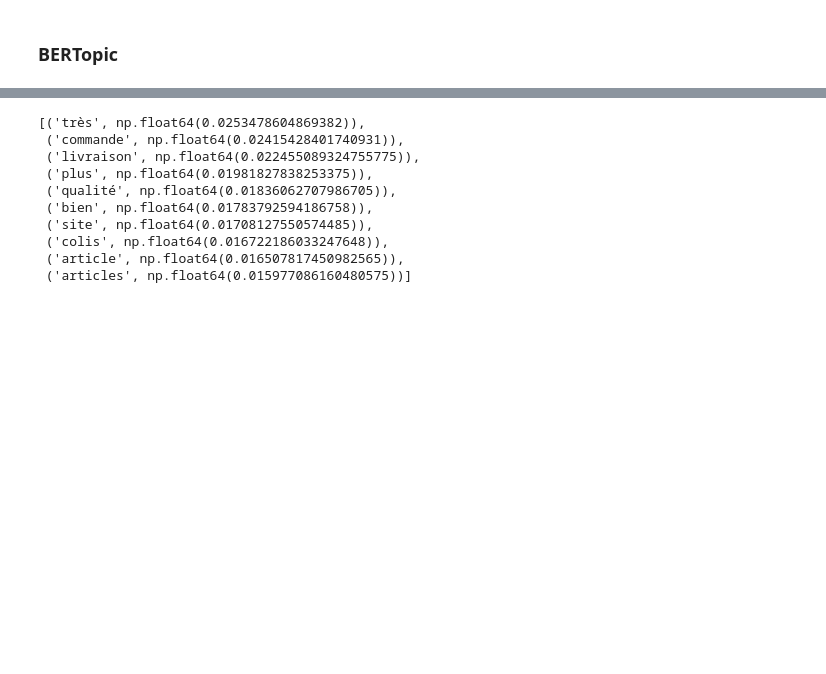
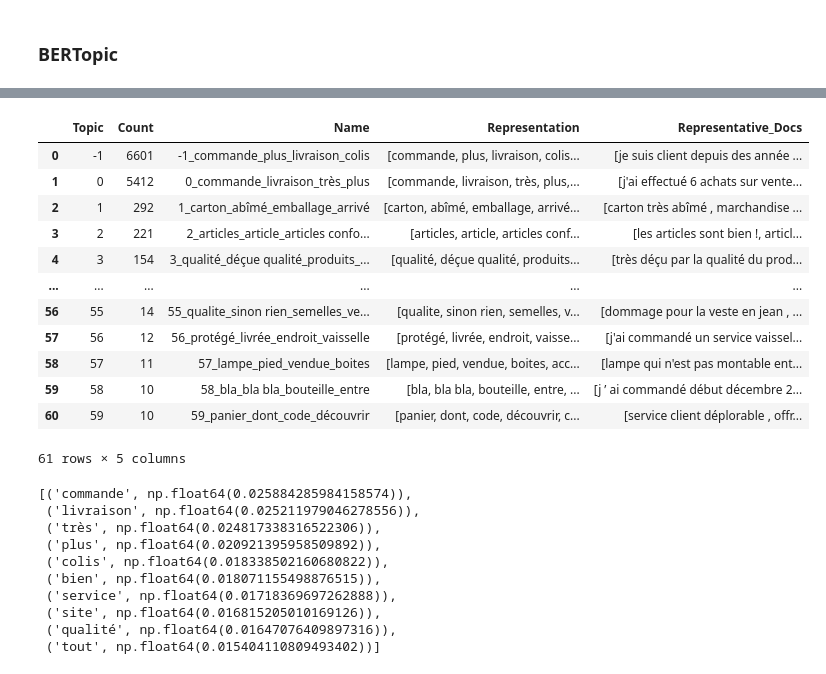
Before and after one commit to laurinecharbonnier/trustpilot, a Jupyter notebook: notebooks/03_modelisation.ipynb, the cells around one changed output, grey strips where cells are left out. Drawn from its saved outputs; the diff is of its cells as text; code cells hidden in the pictures; blank space fills up the shorter version.

```diff
--- a/notebooks/03_modelisation.ipynb
+++ b/notebooks/03_modelisation.ipynb
@@ -121,14 +118,31 @@ topic_model.get_topic_info()
+# %%
+# topics trouvés
+models["multilingue"].get_topic_info()
+# %% [output]
+|  | Topic | Count | Name | Representation | Representative_Docs |
+| 0 | -1 | 6601 | -1_commande_plus_livraison_colis | [commande, plus, livraison, colis... | [je suis client depuis des année ... |
+| 1 | 0 | 5412 | 0_commande_livraison_très_plus | [commande, livraison, très, plus,... | [j'ai effectué 6 achats sur vente... |
+| 2 | 1 | 292 | 1_carton_abîmé_emballage_arrivé | [carton, abîmé, emballage, arrivé... | [carton très abîmé , marchandise ... |
+| 3 | 2 | 221 | 2_articles_article_articles confo... | [articles, article, articles conf... | [les articles sont bien !, articl... |
+| 4 | 3 | 154 | 3_qualité_déçue qualité_produits_... | [qualité, déçue qualité, produits... | [très déçu par la qualité du prod... |
+| ... | ... | ... | ... | ... | ... |
+| 56 | 55 | 14 | 55_qualite_sinon rien_semelles_ve... | [qualite, sinon rien, semelles, v... | [dommage pour la veste en jean , ... |
+| 57 | 56 | 12 | 56_protégé_livrée_endroit_vaisselle | [protégé, livrée, endroit, vaisse... | [j'ai commandé un service vaissel... |
+| 58 | 57 | 11 | 57_lampe_pied_vendue_boites | [lampe, pied, vendue, boites, acc... | [lampe qui n'est pas montable ent... |
+| 59 | 58 | 10 | 58_bla_bla bla_bouteille_entre | [bla, bla bla, bouteille, entre, ... | [j ’ ai commandé début décembre 2... |
+| 60 | 59 | 10 | 59_panier_dont_code_découvrir | [panier, dont, code, découvrir, c... | [service client déplorable , offr... |
+61 rows × 5 columns
 # %%
 # Mots-clés associés à un topic
-topic_model.get_topic(0)
+models["français"].get_topic(0)
 # %% [output]
-[('très', np.float64(0.0253478604869382)),
- ('commande', np.float64(0.02415428401740931)),
- ('livraison', np.float64(0.022455089324755775)),
- ('plus', np.float64(0.01981827838253375)),
- ('qualité', np.float64(0.01836062707986705)),
- ('bien', np.float64(0.01783792594186758)),
- ('site', np.float64(0.01708127550574485)),
- ('colis', np.float64(0.016722186033247648)),
- ('article', np.float64(0.016507817450982565)),
- ('articles', np.float64(0.015977086160480575))]
+[('commande', np.float64(0.025884285984158574)),
+ ('livraison', np.float64(0.025211979046278556)),
+ ('très', np.float64(0.024817338316522306)),
+ ('plus', np.float64(0.020921395958509892)),
+ ('colis', np.float64(0.018338502160680822)),
+ ('bien', np.float64(0.018071155498876515)),
+ ('service', np.float64(0.01718369697262888)),
+ ('site', np.float64(0.016815205010169126)),
+ ('qualité', np.float64(0.01647076409897316)),
+ ('tout', np.float64(0.015404110809493402))]
```
Also changed, not shown: parts of 15 cells of this notebook.
